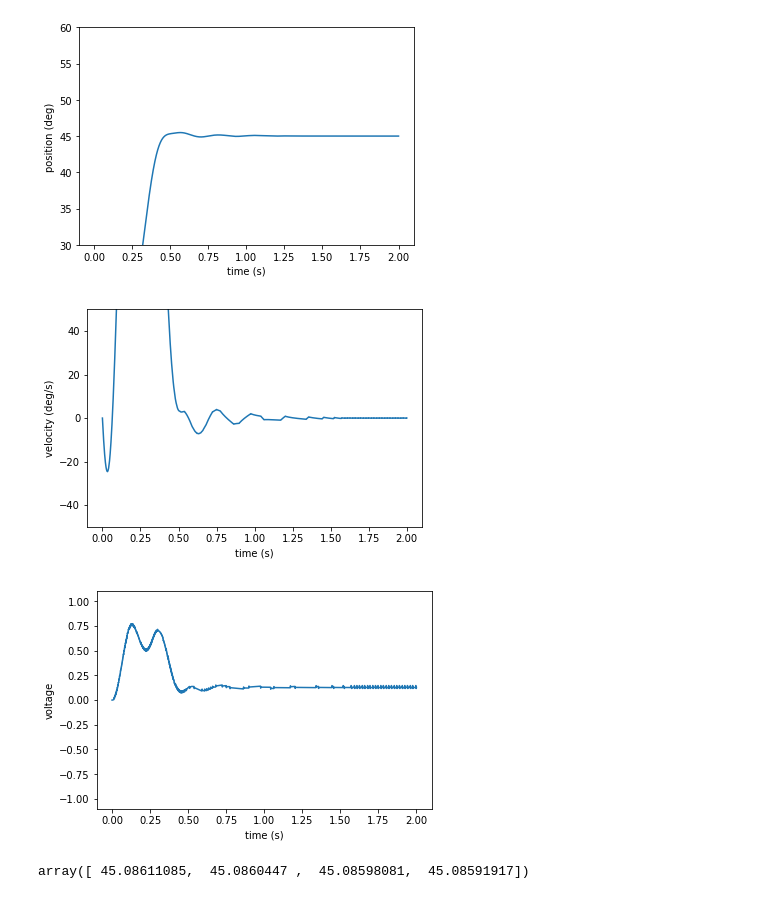
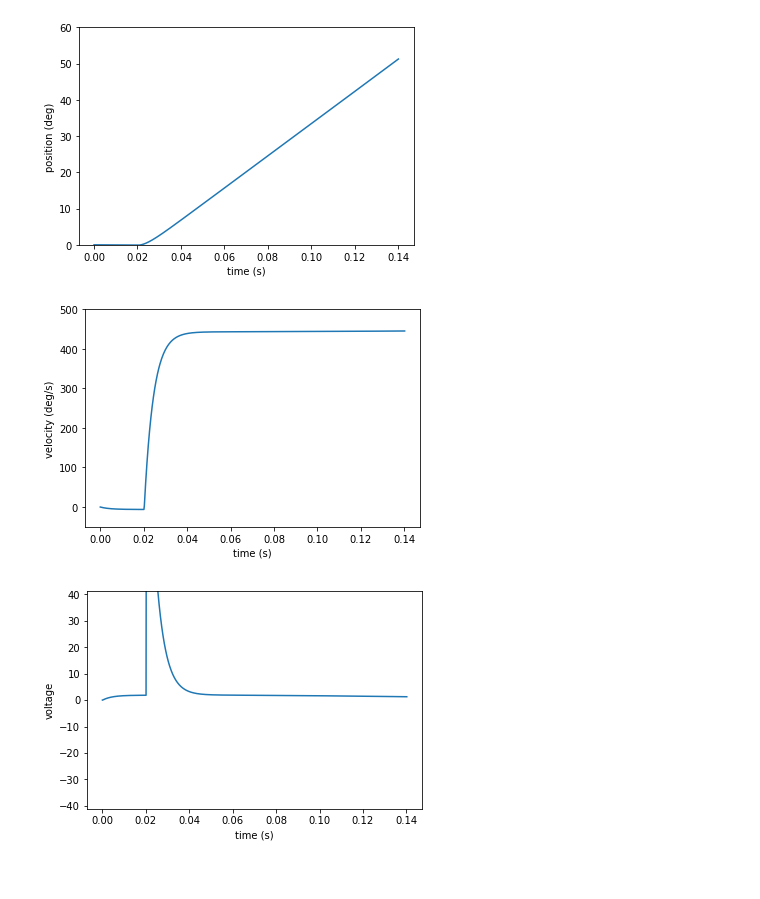
Before and after one commit to ariovistus/mechsim, a Jupyter notebook: arm.ipynb, the cells around one changed output. Cells and saved outputs as stored; diff of their text form; code cells hidden in the pictures.

```diff
--- a/arm.ipynb
+++ b/arm.ipynb
@@ -10,6 +10,7 @@ import ctre
 from hal_impl.data import hal_data
 from matplotlib import pyplot as plt
 from frc3223_azurite.motors import *
+from frc3223_azurite import motors
 from frc3223_azurite.conversions import *
 
 from frc3223_azurite.pidcontroller import NoThreadingPIDController as PIDController
@@ -26,7 +27,7 @@ def plot_position(sim, ylim=None):
 
 def plot_velocity(sim, ylim =None):
     if ylim is None:
-        ylim = (-(50), (50))
+        ylim = (-(50), (500))
     plt.plot(sim.ts, numpy.degrees(sim.vs))
     plt.ylim(*ylim)
     plt.xlabel('time (s)')
@@ -35,8 +36,8 @@ def plot_velocity(sim, ylim =None):
 
 def plot_voltages(sim, ylim =None):
     if ylim is None:
-        ylim = (-(1.1), (1.10))
-    plt.plot(sim.ts, sim.voltages)
+        ylim = (-(41.1), (41.10))
+    plt.plot(sim.ts, sim.currents)
     plt.ylim(*ylim)
     plt.xlabel('time (s)')
     plt.ylabel('voltage')
@@ -52,11 +53,11 @@ def init(state):
 
     talon.selectProfileSlot(0, 0)
     talon.configSelectedFeedbackSensor(talon.FeedbackDevice.QuadEncoder, 0, 0)
-    talon.configMotionCruiseVelocity(int(1 * 4096 * 0.1), 0) # 1 rps
-    talon.configMotionAcceleration(int(2 * 4096 * 0.1), 0) # 2 rps^2
+    talon.configMotionCruiseVelocity(int(3 * 4096 * 0.1), 0) # 1 rps
+    talon.configMotionAcceleration(int(6 * 4096 * 0.1), 0) # 2 rps^2
     talon.configAllowableClosedloopError(0, 50, 0)
-    talon.config_kP(0, 10, 0)
-    talon.config_kI(0, .15, 0)
+    talon.config_kP(0, 3, 0)
+    talon.config_kI(0, .001, 0)
     talon.config_kD(0, 10, 0)
     state.talon = talon
 
@@ -66,44 +67,41 @@ def pid_periodic(state):
     enc_pos = int(state.theta_rad * 4096 / (2 * math.pi))
     enc_vel = int(state.velocity_radps * 4096 / (2 * math.pi))
     hal_data['CAN'][1]['quad_position'] = enc_pos
     hal_data['CAN'][1]['quad_velocity'] = enc_vel
     state.talon._calculate_1ms()
     state.motor.set(state.talon.hal_data['value'])
     #print('tacos!')
 
 def periodic(state):
     #"""
-    #state.motor.set(1)
-    state.talon.set(ctre.ControlMode.MotionMagic, int(4096 * 45. / 360))
+    state.motor.set(1)
+    #state.talon.set(ctre.ControlMode.MotionMagic, int(4096 * 45. / 360))
     pass
     #print ("th deg:%f, th enc:%f, target: %f, err:%f" % (numpy.degrees(state.theta_rad), int(state.theta_rad * 4096 / (2 * math.pi)), state.talon._target, state.talon._err))
+    if math.degrees(state.theta_rad) > 50:
+        state.stop = True
 
 sim = ArmSimulation(
     dt_s=0.0001,
     starting_position_rad=numpy.radians(0),
-    end_mass_kg=lbs_to_kg(10),
+    end_mass_kg=lbs_to_kg(1.3),
     arm_mass_kg=lbs_to_kg(.10),
     arm_length_m=inch_to_meter(16),
     pid_sample_rate_s=0.001,
     nominal_voltage=12.,
     damping=0.01,
     periodic = periodic,
-    pid_periodic = pid_periodic,
+    #pid_periodic = pid_periodic,
     init = init,
-    motor_system=MotorSystem(motor=bag, motor_count=1, gearing_ratio=250),
+    motor_system=MotorSystem(motor=motors._775pro, motor_count=1, gearing_ratio=250),
 )
 sim.run_sim(timeout=2.)
 
 
-plot_position(sim, ylim=(30,60))
+plot_position(sim, ylim=(0,60))
 plot_velocity(sim)
 plot_voltages(sim)
 # %% [output]
-[figure, old version]
+[figure, new version]
-[figure, old version]
+[figure, new version]
-[figure, old version]
+[figure, new version]
-# %%
-numpy.degrees(sim.thetas[-4:
-      ])
-# %% [output]
-array([ 45.08611085,  45.0860447 ,  45.08598081,  45.08591917])
```
Also changed, not shown: parts of 5 cells of this notebook, 5 other files.
